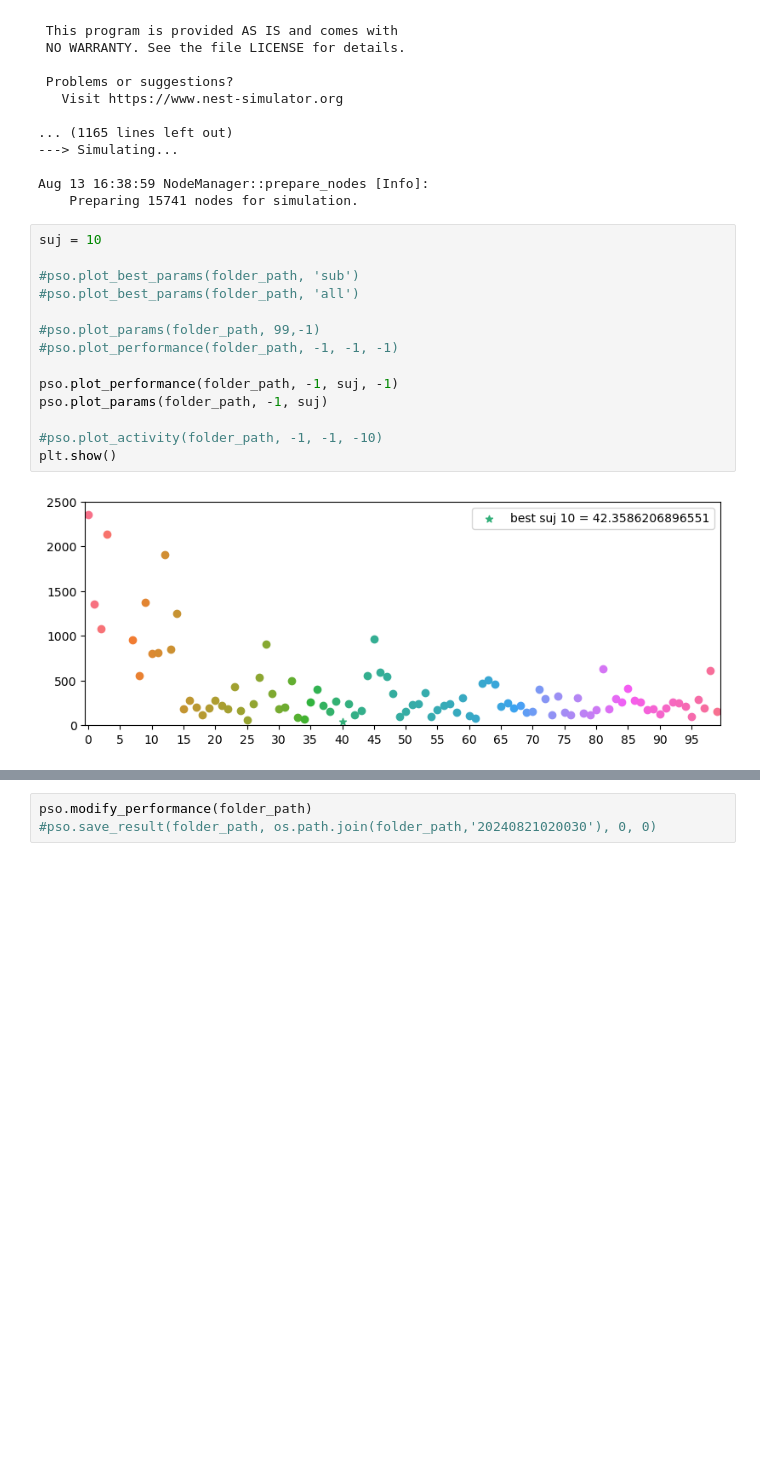
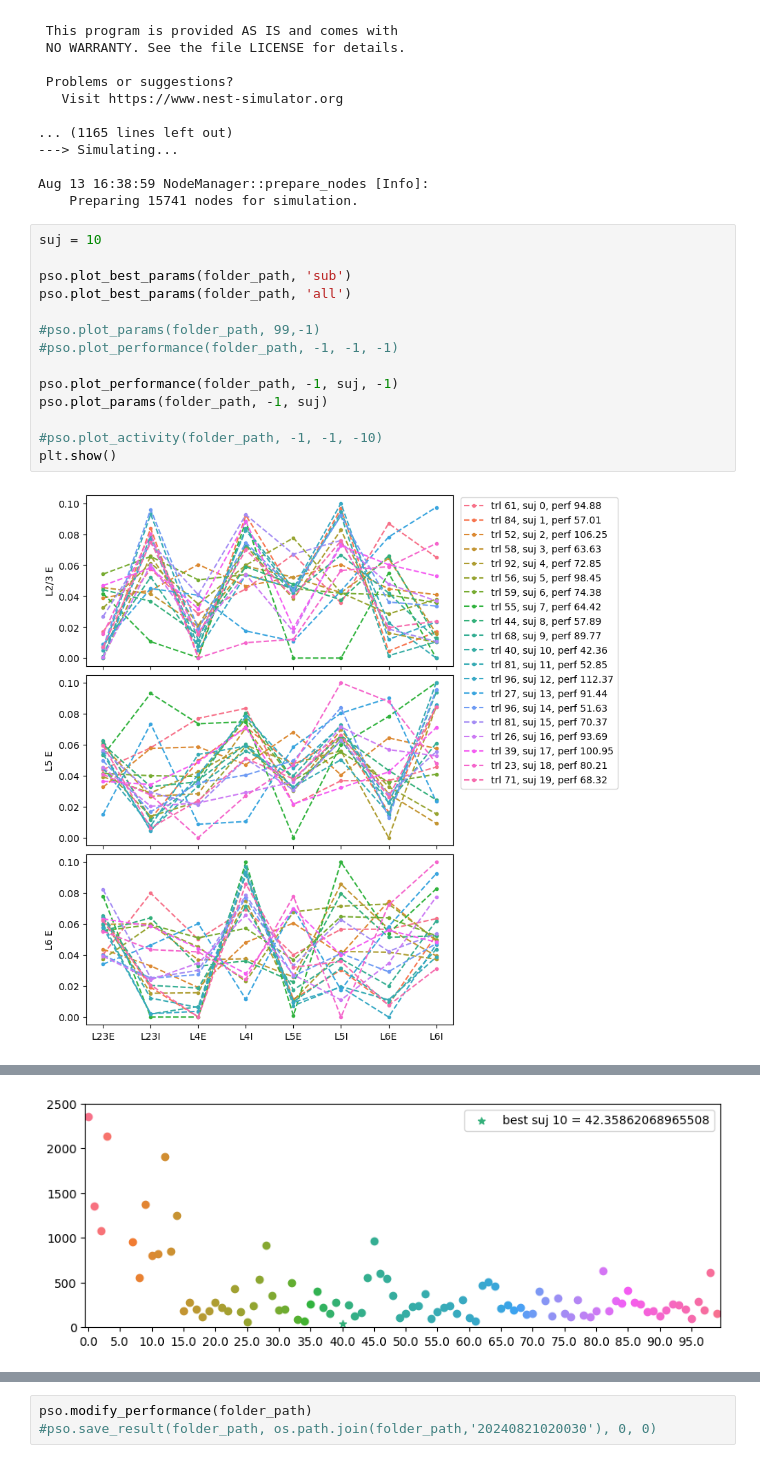
Before and after one commit to smadariagar/canonical_microcircuits, a Jupyter notebook: run_models.ipynb, the cells around one changed output, grey strips where cells are left out. Drawn from its saved outputs; the diff is of its cells as text; blank space fills up the shorter version.

```diff
--- a/run_models.ipynb
+++ b/run_models.ipynb
@@ -65,16 +65,16 @@ Aug 13 16:38:59 NodeManager::prepare_nodes [Info]:
 # %%
 suj = 10
 
-#pso.plot_best_params(folder_path, 'sub')
-#pso.plot_best_params(folder_path, 'all')
+pso.plot_best_params(folder_path, 'sub')
+pso.plot_best_params(folder_path, 'all')
 
 #pso.plot_params(folder_path, 99,-1)
 #pso.plot_performance(folder_path, -1, -1, -1)
 
 pso.plot_performance(folder_path, -1, suj, -1)
 pso.plot_params(folder_path, -1, suj)
 
 #pso.plot_activity(folder_path, -1, -1, -10)
 plt.show()
 # %% [output]
-[figure, old version]
+[figure, new version]
@@ -81,0 +82 @@ plt.show()
+[figure, added]
```
Also changed, not shown: parts of 1 cell of this notebook, 4 other files.
